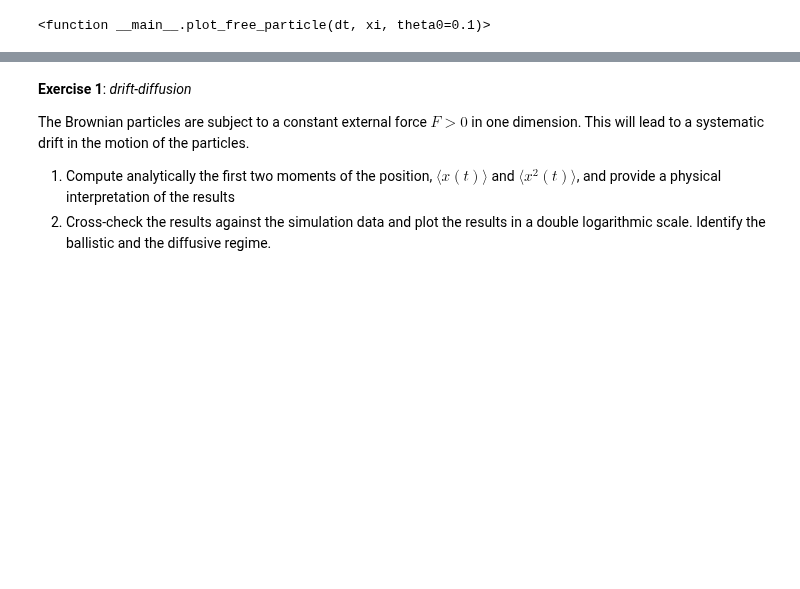
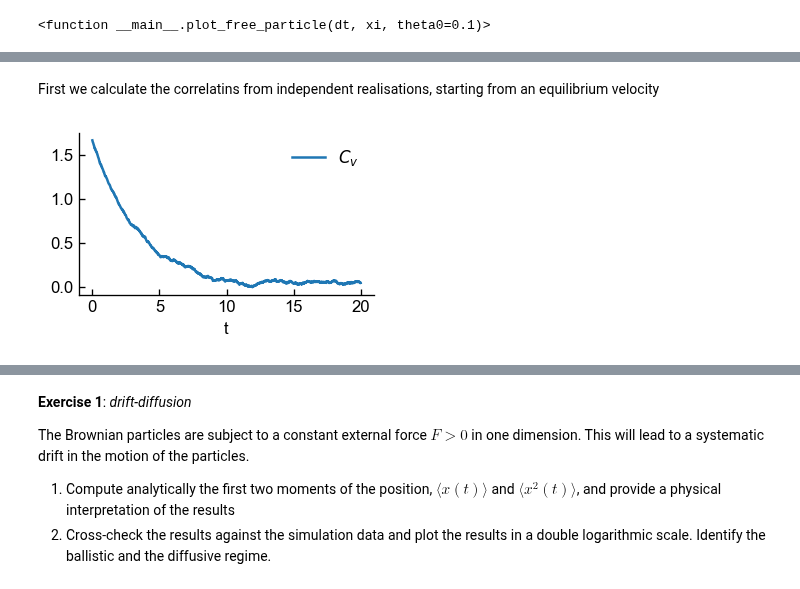
Before and after one commit to FTurci/mirror-handbook-particle-sim, a Jupyter notebook: contents/langevin.ipynb, the cells around one changed output, grey strips where cells are left out. Drawn from its saved outputs; the diff is of its cells as text; code cells hidden in the pictures; blank space fills up the shorter version.

```diff
--- a/contents/langevin.ipynb
+++ b/contents/langevin.ipynb
@@ -197,0 +425,25 @@ of a colloidal particle under the influence of an external force $\vec{F}$ and c
+# %% [markdown]
+First we calculate the correlatins from independent realisations, starting from an equilibrium velocity
+# %%
+def cv_many_realisations(v0, xi, theta0, m, num_realisations, steps=2000, dt=0.01):
+    """Compute the velocity correlation of a free particle under Langevin dynamics from independent realisations."""
+    vs = []
+    for k in range(num_realisations):
+        t, v = free_particle_sim(v0, xi, theta0, steps, dt=dt, seed=k, m=m)
+        vs.append(v[0] * v)
+    vs = np.array(vs)
+    return t, np.mean(vs, axis=0)
+
+
+xi, theta0, m = 0.3, 0.5, 1.0
+# we are at equilibrium, so v0**2 = theta0/xi= kT
+v0 = np.sqrt(theta0 / xi)
+dfmany = pd.DataFrame(
+    np.column_stack(cv_many_realisations(v0, xi, theta0, m, num_realisations=2000)),
+    columns=["t", "$C_v$"],
+)
+
+dfmany.plot(x="t", y="$C_v$", figsize=(3, 2))
+pass
+# %% [output]
+[figure, added]
```
Also changed, not shown: parts of 33 cells of this notebook.
